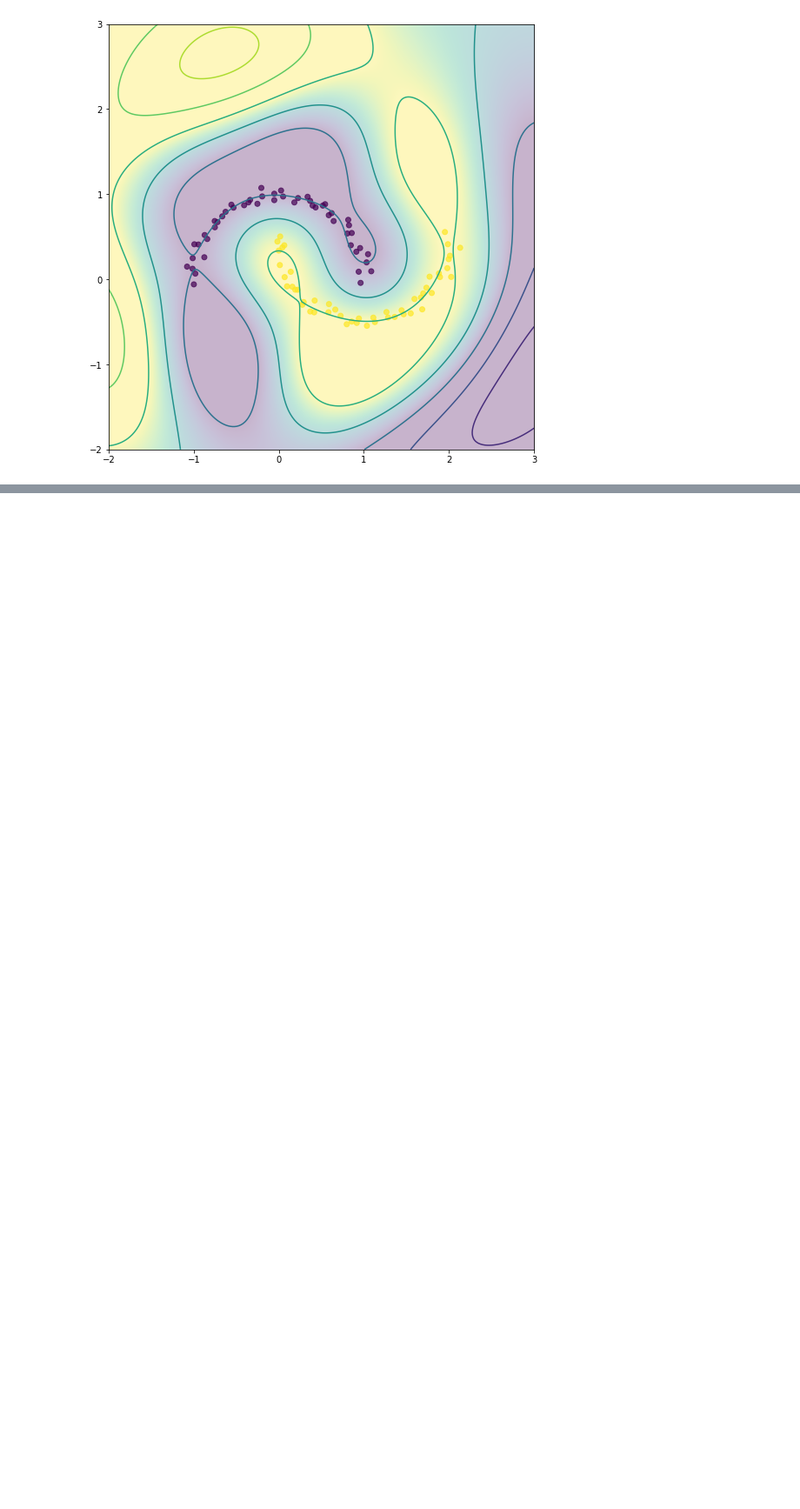
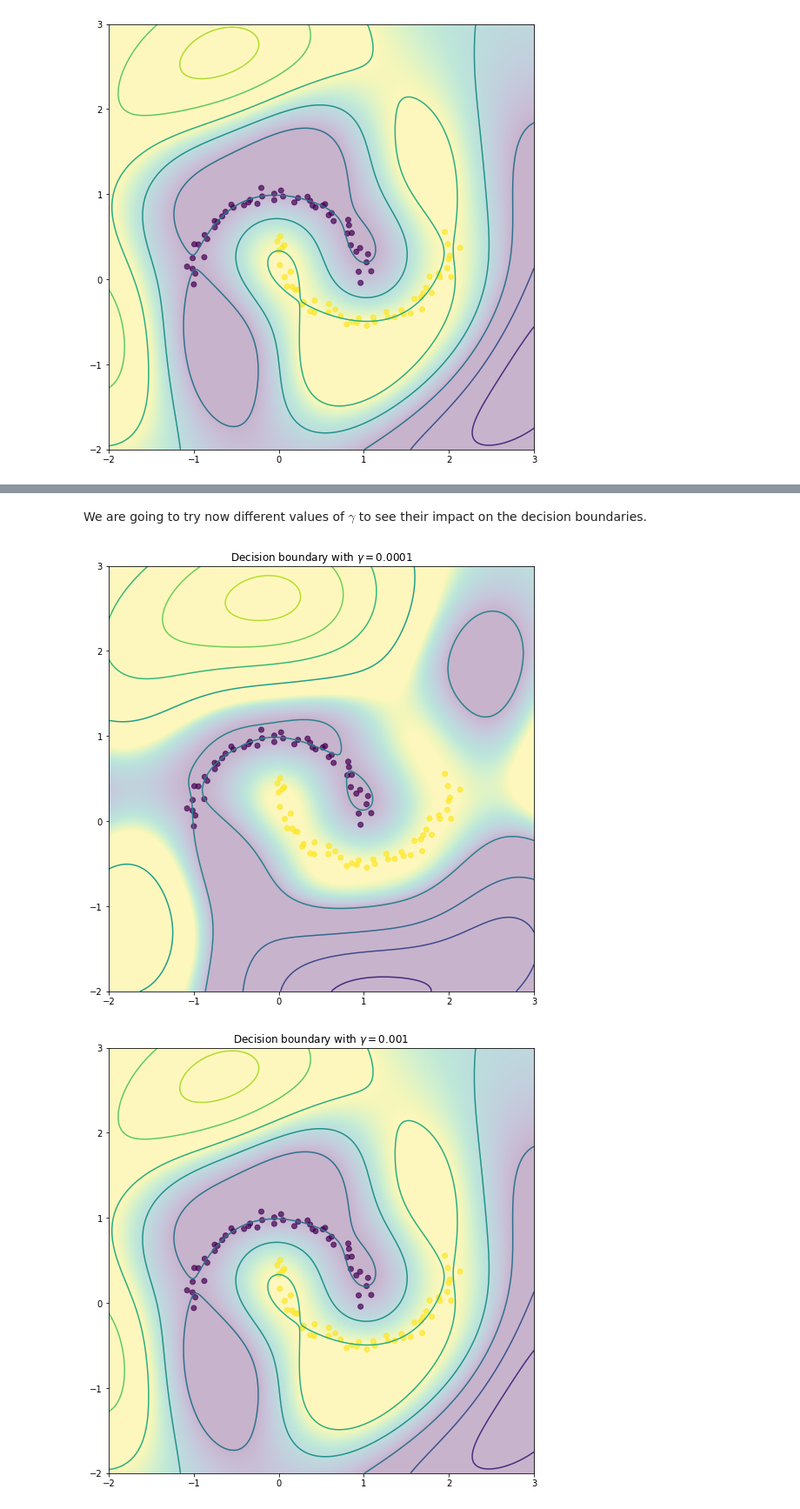
Before and after one commit to Vol0kin/LearningWithInvariants, a Jupyter notebook: examples/SVM_closed_form.ipynb, the cells around one changed output, grey strips where cells are left out. Shown at 87% size. Cells and saved outputs as stored; diff of their text form; code cells hidden in the pictures; blank space fills up the shorter version.

```diff
--- a/examples/SVM_closed_form.ipynb
+++ b/examples/SVM_closed_form.ipynb
@@ -102,0 +109,13 @@ visualize_decision_boundary(X, A_vmat)
+# %% [markdown]
+We are going to try now different values of $\gamma$ to see their impact on the
+decision boundaries.
+# %%
+gammas = [0.0001, 0.001, 0.01, 0.1, 1, 5, 10, 20]
+
+# Run the inference algorithm with no V-matrix
+for gamma in gammas:
+    A, c = inference_algorithm(X, y, gamma=gamma)
+    visualize_decision_boundary(X, A, c, title=rf'Decision boundary with $\gamma = {gamma}$')
+# %% [output]
+[figure, added]
+[figure, added]
```
Also changed, not shown: parts of 10 cells of this notebook.
